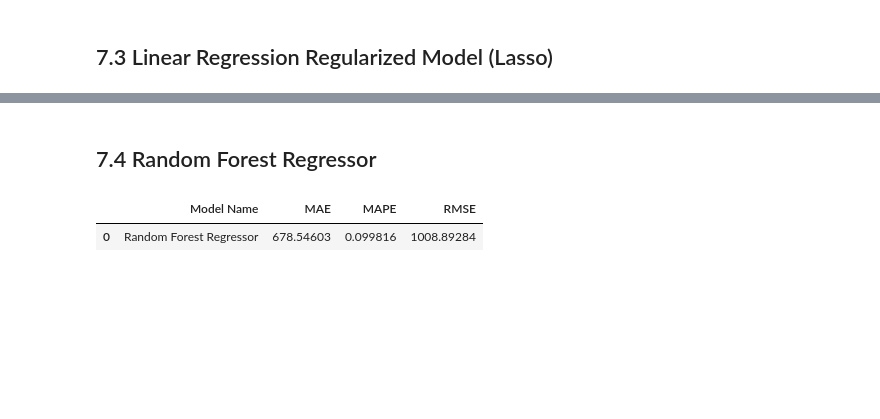
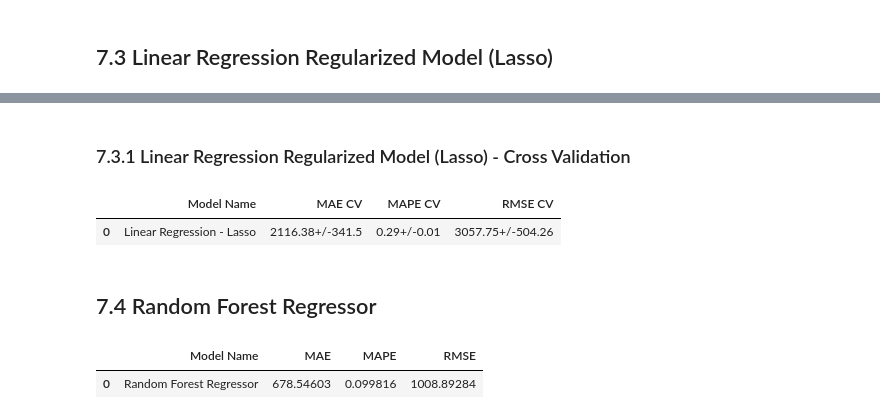
Before and after one commit to MarinaOnohara/Rossmann_Project, a Jupyter notebook: Notebooks/m07_v01_store_sales_prediction.ipynb, the cells around one changed output, grey strips where cells are left out. Drawn from its saved outputs; the diff is of its cells as text; code cells hidden in the pictures; blank space fills up the shorter version.

```diff
--- a/Notebooks/m07_v01_store_sales_prediction.ipynb
+++ b/Notebooks/m07_v01_store_sales_prediction.ipynb
@@ -1706,8 +1721,19 @@ with open("boruta_selected_features.json", "w") as f:
 with open("boruta_selected_features.json", "r") as f:
     cols_selected_boruta = json.load(f)
 # %%
+# Training and Test Dataset com variáveis do Modelo:
 x_train = X_train[cols_selected_boruta]
 x_test = X_test[cols_selected_boruta]
+
+# Função para implemento do Time Series Cross Validation (data e vendas):
+# Colunas adicionais Time Series (data e vendas)
+feat_to_add = ['date', 'sales']
+# Variáveis finais para Time Series Cross Validation
+cols_selected_boruta_full = cols_selected_boruta.copy()
+cols_selected_boruta_full.extend( feat_to_add )
+
+# Time Series Cross Validation Training and Test Dataset
+x_training = X_train[ cols_selected_boruta_full ]
 # %% [markdown]
 ## 7.1 Average Model
 # %%
@@ -1759,3 +1806,18 @@ lrr_result
+# %% [markdown]
+### 7.3.1 Linear Regression Regularized Model (Lasso) - Cross Validation
+# %%
+# Cross Validation fórmula. A performance real do modelo é o resultado da média de 5 cortes e desvio padrão para treino e teste.
+lrr_result_cv = cross_validation(
+    x_training,
+    kfold = 5,
+    model_name = 'Linear Regression - Lasso',
+    model= lrr,
+    verbose = False)
+
+lrr_result_cv
+# %% [output]
+|  | Model Name | MAE CV | MAPE CV | RMSE CV |
+| 0 | Linear Regression - Lasso | 2116.38+/-341.5 | 0.29+/-0.01 | 3057.75+/-504.26 |
 # %% [markdown]
 ## 7.4 Random Forest Regressor
 # %%
```
Also changed, not shown: parts of 30 cells of this notebook.
